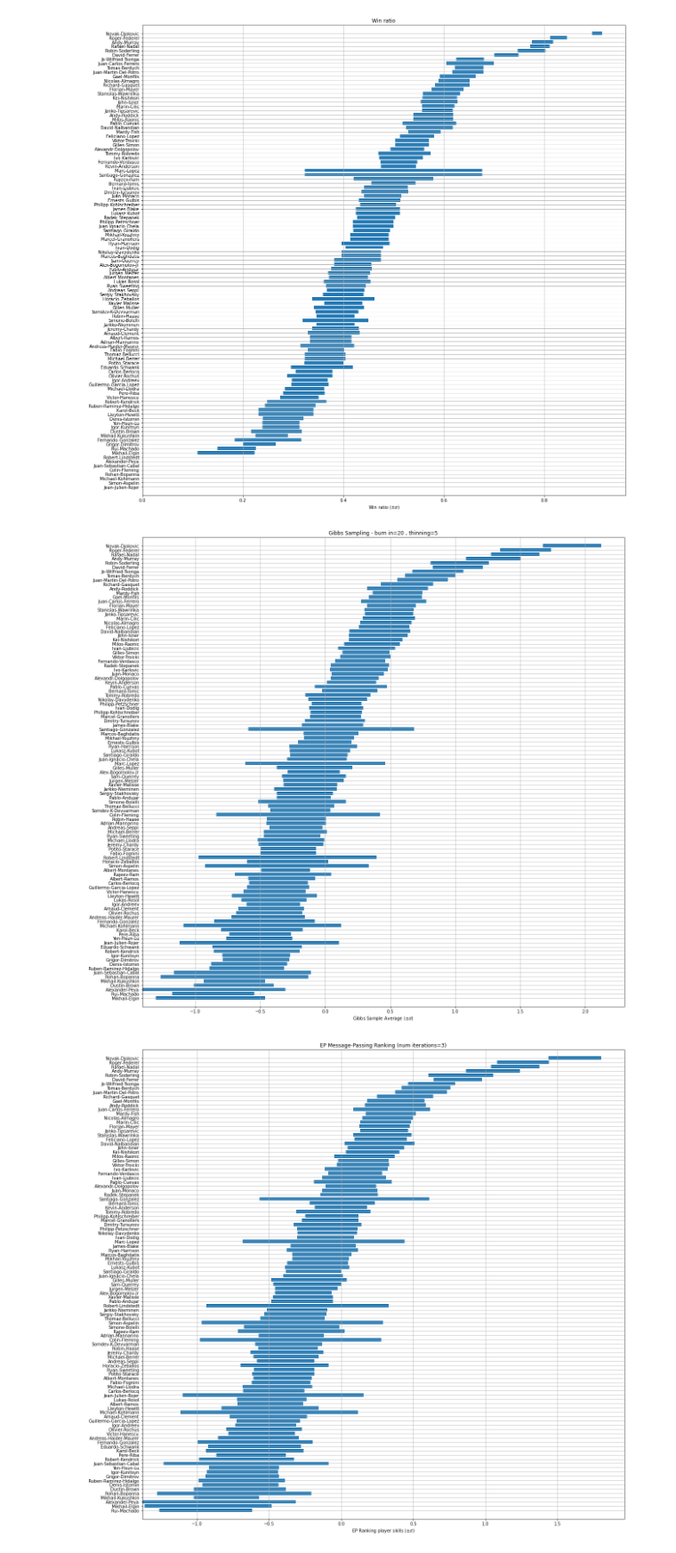
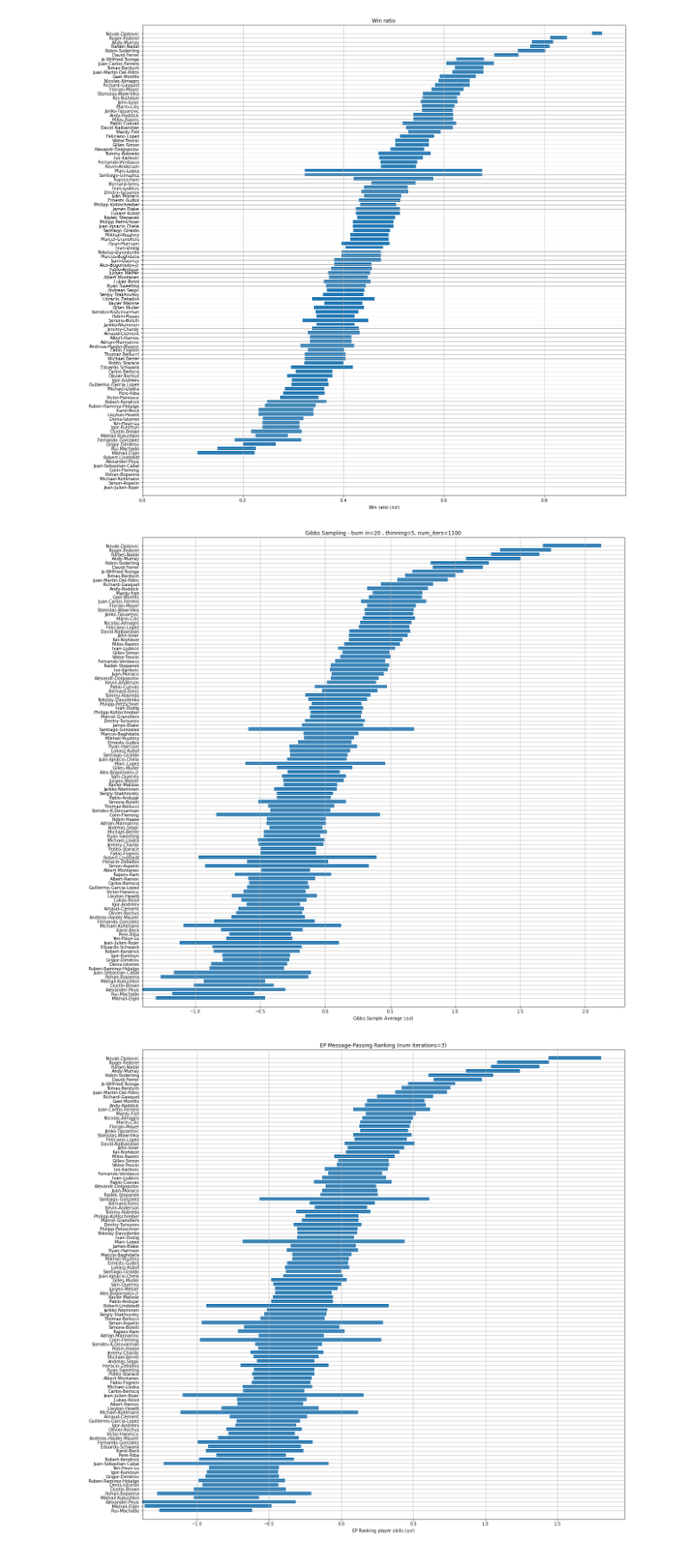
Before and after one commit to LozzaTray/4F10, a Jupyter notebook: C2/code/coursework2.ipynb, the cells around one changed output. Shown at 89% size. Saved outputs shown, nothing was run; the diff lists cells and outputs as text; code cells hidden in the pictures.

```diff
--- a/C2/code/coursework2.ipynb
+++ b/C2/code/coursework2.ipynb
@@ -143,17 +143,17 @@ sorted_rangeplot(win_ratio, std_dev, W, xlabel="Win ratio ($\pm \sigma$)", title
 # %%
 burn_in = 20
 thinning = 5
 num_iters=1100
 
 indices = np.array(range(burn_in, num_iters, thinning))
 relevant_samples = skill_samples[:, indices]
 
 gibbs_means = np.mean(relevant_samples, axis=1)
 gibbs_std = np.std(relevant_samples, axis=1)
 
-sorted_rangeplot(gibbs_means, gibbs_std, W, xlabel="Gibbs Sample Average ($\pm \sigma$)", title="Gibbs Sampling - burn in={} , thinning={}".format(burn_in, thinning))
+sorted_rangeplot(gibbs_means, gibbs_std, W, xlabel="Gibbs Sample Average ($\pm \sigma$)", title="Gibbs Sampling - burn in={} , thinning={}, num_iters={}".format(burn_in, thinning, num_iters))
 # %% [output]
-[figure, old version]
+[figure, new version]
 # %%
 num_iters = 3
 # run message passing algorithm, returns mean and precision for each player
```
Also changed, not shown: 9 other files.
